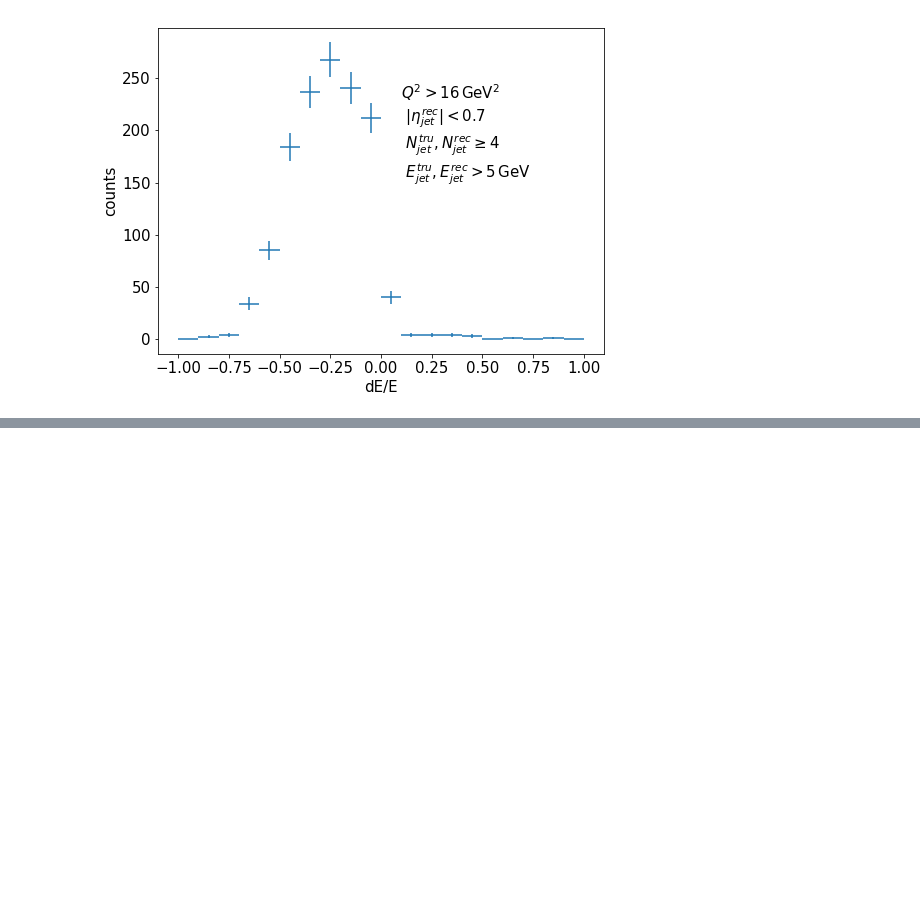
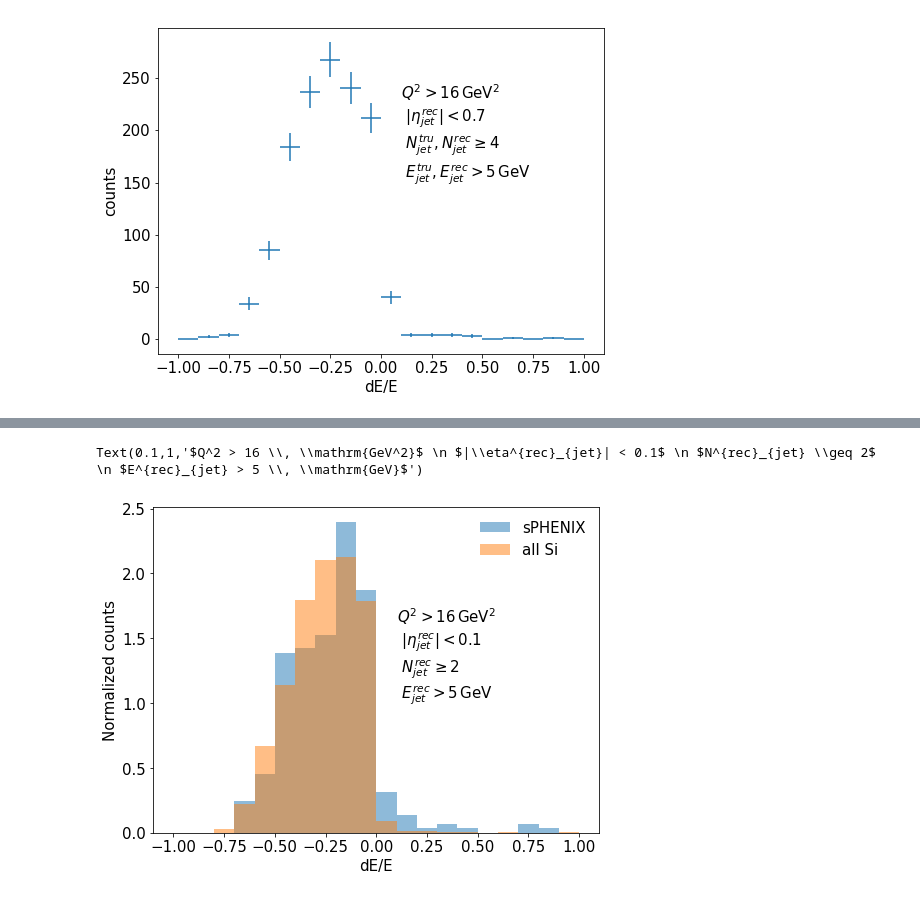
Before and after one commit to y-song/notebooks, a Jupyter notebook: detector_response_included/sphenix/jet_e.ipynb, the cells around one changed output, grey strips where cells are left out. Cells and saved outputs as stored; diff of their text form; code cells hidden in the pictures; blank space fills up the shorter version.

```diff
--- a/detector_response_included/sphenix/jet_e.ipynb
+++ b/detector_response_included/sphenix/jet_e.ipynb
@@ -82,0 +113,2 @@ Text(0.1,150,'$Q^2 > 16 \\, \\mathrm{GeV^2}$ \n $|\\eta^{rec}_{jet}| < 0.7$ \n $
+# %%
+file2 = ["$HOME/EIC/output/allsi/618.root"]
@@ -82,0 +128,14 @@ Text(0.1,150,'$Q^2 > 16 \\, \\mathrm{GeV^2}$ \n $|\\eta^{rec}_{jet}| < 0.7$ \n $
+# %%
+fig = plt.figure(figsize=(8,6))
+plt.hist(c['de_e'], bins=20, range=(-1,1), alpha=0.5, normed=True, label='sPHENIX')
+plt.hist(c2['de_e'], bins=20, range=(-1,1), alpha=0.5, normed=True, label='all Si')
+plt.xlabel('dE/E', fontsize=15)
+plt.ylabel('Normalized counts', fontsize=15)
+plt.xticks(fontsize=15)
+plt.yticks(fontsize=15)
+plt.legend(prop={'size': 15}, frameon=False, loc='best')
+plt.text(0.1, 1.0, '$Q^2 > 16 \, \mathrm{GeV^2}$ \n $|\eta^{rec}_{jet}| < 0.1$ \n $N^{rec}_{jet} \geq 2$ \n $E^{rec}_{jet} > 5 \, \mathrm{GeV}$', fontsize=15)
+plt.savefig('images/de_sphenix_allsi.png', bbox_inches='tight')
+# %% [output]
+Text(0.1,1,'$Q^2 > 16 \\, \\mathrm{GeV^2}$ \n $|\\eta^{rec}_{jet}| < 0.1$ \n $N^{rec}_{jet} \\geq 2$ \n $E^{rec}_{jet} > 5 \\, \\mathrm{GeV}$')
+[figure, added]
```
Also changed, not shown: parts of 10 cells of this notebook.
